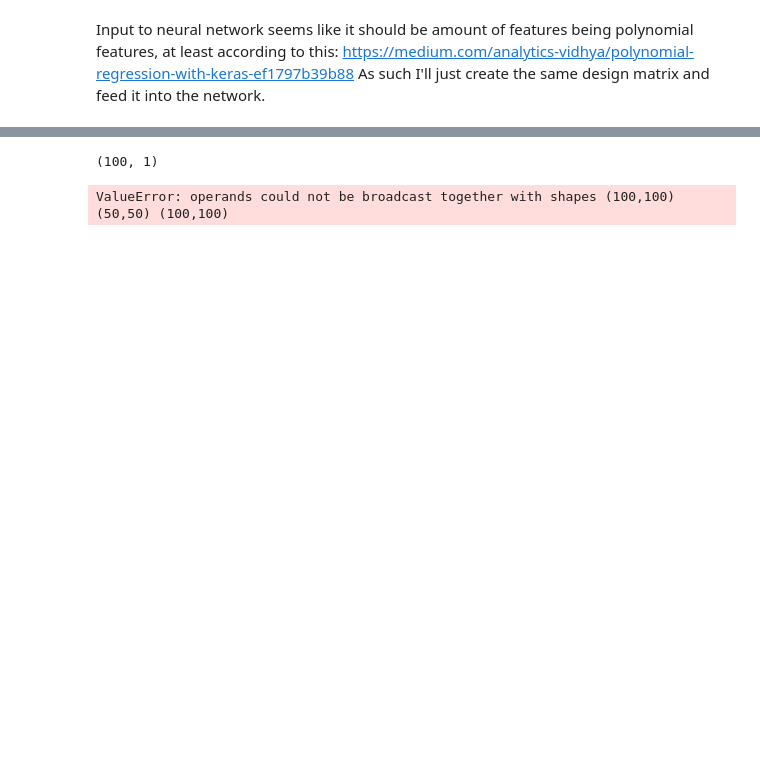
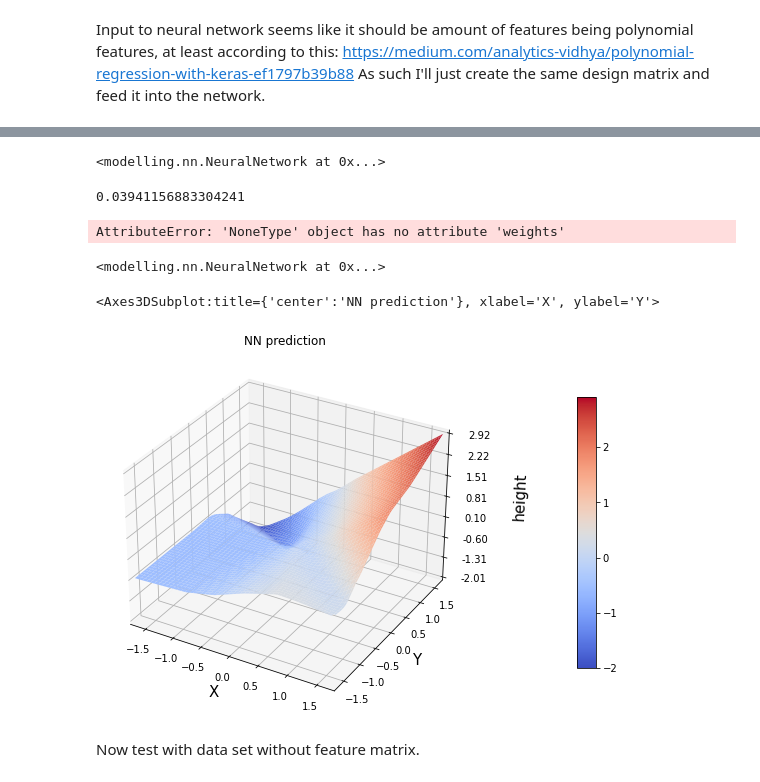
Before and after one commit to oliverif/FYS-STK4155-project2, a Jupyter notebook: notebooks/20211030 - NeuralNetwork.ipynb, the cells around one changed output, grey strips where cells are left out. Cells and saved outputs as stored; diff of their text form; code cells hidden in the pictures; blank space fills up the shorter version.

Commit message:
Neural network working

```diff
--- a/notebooks/20211030 - NeuralNetwork.ipynb
+++ b/notebooks/20211030 - NeuralNetwork.ipynb
@@ -31,5 +32,20 @@ for layer in nn.layers:
 # %%
-nn.fit(X_train,z_train)
+nn.fit(X_train,z_train,n_epochs = 1000)
 # %% [output]
-(100, 1)
+<modelling.nn.NeuralNetwork at 0x...>
-ValueError: operands could not be broadcast together with shapes (100,100) (50,50) (100,100)
+# %%
+from model_evaluation.metrics import *
+MSE(z_train,nn.predict(X_train))
+# %% [output]
+0.03941156883304241
+# %%
+from visualization.visualize import *
+plot_surf_from_X(X_train,nn.predict(X_train),'NN prediction')
+# %% [output]
+AttributeError: 'NoneType' object has no attribute 'weights'
+# %%
+nn2 = NeuralNetwork(use_momentum=False,hidden_activation = 'relu')
+nn2.fit(X_train,z_train,n_epochs = 10)
+#plot_surf_from_X(X_train,nn2.predict(X_train),'NN prediction')
+# %% [output]
+<modelling.nn.NeuralNetwork at 0x...>
@@ -35,0 +54,7 @@ ValueError: operands could not be broadcast together with shapes (100,100) (50,5
+# %%
+plot_surf_from_X(X_train,nn2.predict(X_train),'NN prediction')
+# %% [output]
+<Axes3DSubplot:title={'center':'NN prediction'}, xlabel='X', ylabel='Y'>
+[figure, added]
+# %% [markdown]
+Now test with data set without feature matrix.
```
Also changed, not shown: parts of 25 cells of this notebook, 4 other files.
